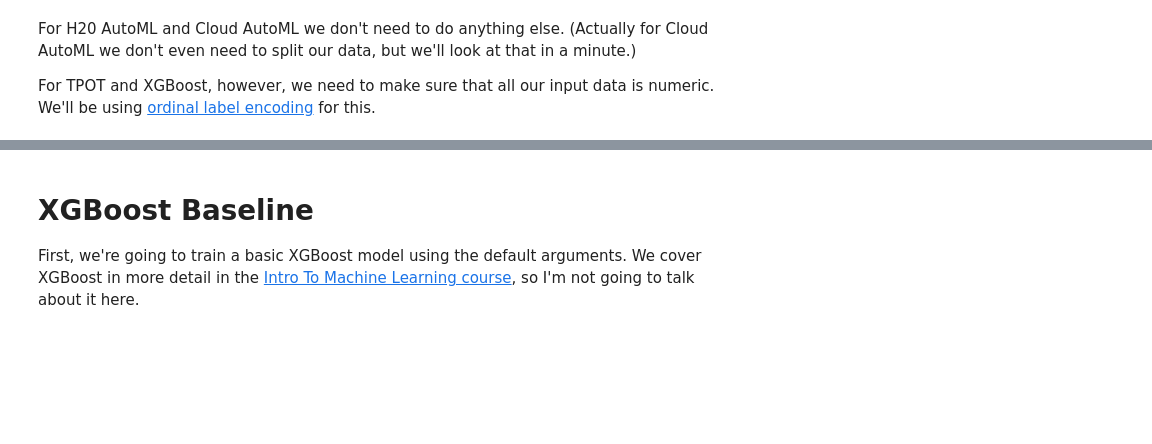
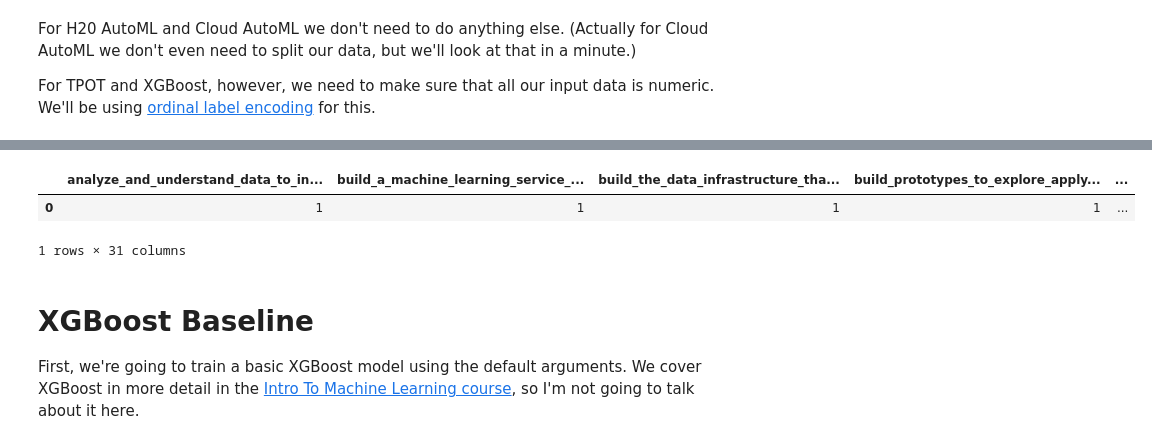
Before and after one commit to huli/practical-model-evaluation, a Jupyter notebook: practical-model-evaluation-day-2.ipynb, the cells around one changed output, grey strips where cells are left out. Saved outputs shown, nothing was run; the diff lists cells and outputs as text; code cells hidden in the pictures; blank space fills up the shorter version.

```diff
--- a/practical-model-evaluation-day-2.ipynb
+++ b/practical-model-evaluation-day-2.ipynb
@@ -65 +75,7 @@ For TPOT and XGBoost, however, we need to make sure that all our input data is n
+# %%
+X_encoded[:1]
+# %% [output]
+|  | analyze_and_understand_data_to_in... | build_a_machine_learning_service_... | build_the_data_infrastructure_tha... | build_prototypes_to_explore_apply... | ... |
+| 0 | 1 | 1 | 1 | 1 | ... |
+1 rows × 31 columns
 # %%
```
Also changed, not shown: parts of 5 cells of this notebook, 2 other files.
